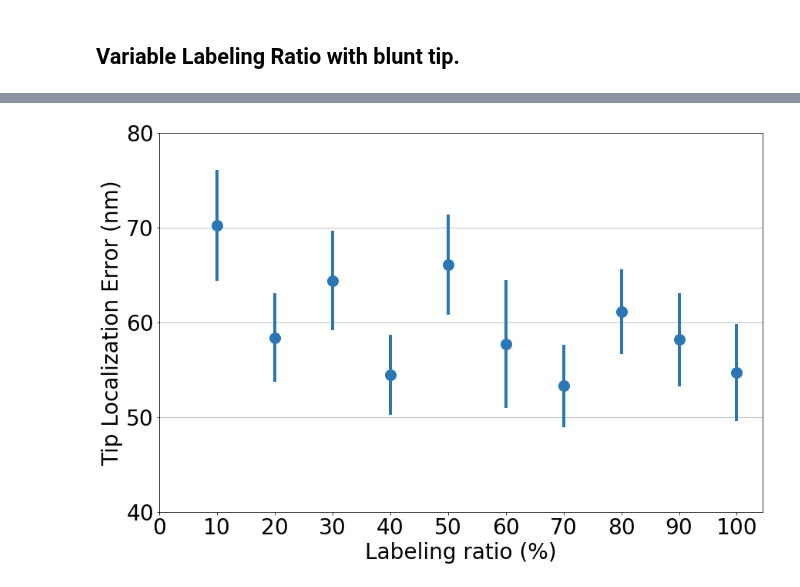
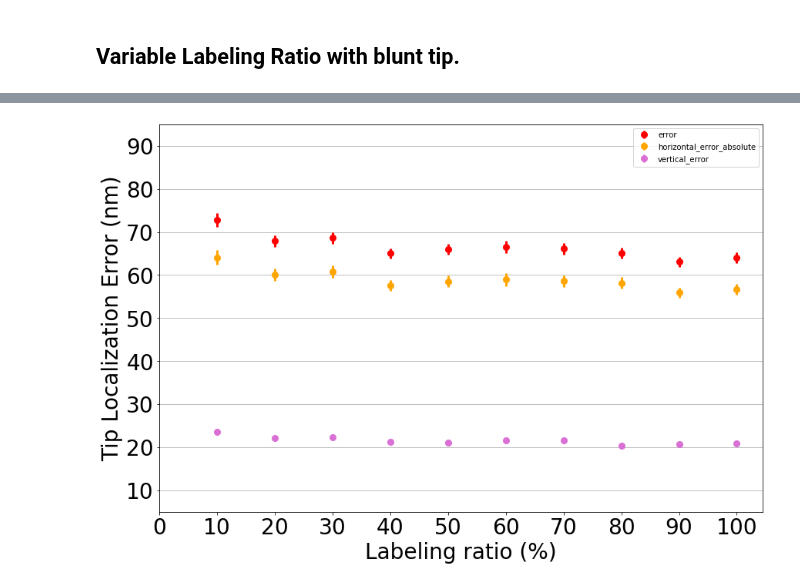
Before and after one commit to brouhardlab/anamic, a Jupyter notebook: notebooks/Experiments/Fitter Accuracy/Variable Labeling Ratio/3_Analysis.ipynb, the cells around one changed output, grey strips where cells are left out. Cells and saved outputs as stored; diff of their text form; code cells hidden in the pictures.

Commit message:
experiment done

```diff
--- a/notebooks/Experiments/Fitter Accuracy/Variable Labeling Ratio/3_Analysis.ipynb
+++ b/notebooks/Experiments/Fitter Accuracy/Variable Labeling Ratio/3_Analysis.ipynb
@@ -16,5 +16,5 @@ from tqdm.auto import tqdm
 
 data_dir = Path('/home/hadim/Drive/Data/Postdoc/Fake Microtubules/anamic/accuracy')
 
-experiment_name = 'labeling_ratio_with_blunt_tip'
+experiment_name = 'labeling_ratio_with_blunt_tip_large'
 experiment_dir = data_dir / experiment_name
@@ -50,44 +91,46 @@ Name: parameter, Length: 1000, dtype: float64
 # %%
 # Plot tip localization error.
 
 x_feature = 'parameter'
-y_feature = 'error'
+y_feature = 'vertical_error'
 
 font_size = 28
-color = "#2a77b4"
 
 fig, ax = plt.subplots(figsize=(12, 8), constrained_layout=True)
 
 x = data[x_feature]
-y = data[y_feature]
-
-#ax.scatter(x * 100, y, alpha=0.4, marker='x')
-
 gb = data.groupby(x_feature)
 average = gb.mean()
 
-x_average = average.index * 100
-y_average = average[y_feature]
-ax.errorbar(x_average, y_average, yerr=gb.sem()[y_feature], fmt='o', color=color, elinewidth=4, markersize=14)
+y_features = ['error', 'horizontal_error_absolute', 'vertical_error']
+colors = ['red', 'orange', 'orchid']
+for y_feature, color in zip(y_features, colors):
+  y = data[y_feature]
+  x_average = average.index * 100
+  y_average = average[y_feature]
+  yerr = gb.sem()[y_feature]
+  label = y_feature
+  ax.errorbar(x_average, y_average, yerr=yerr, fmt='o', label=label, color=color, elinewidth=3, markersize=8)
 
 ax.set_xlabel("Labeling ratio (%)", fontsize=font_size)
 ax.set_ylabel("Tip Localization Error (nm)", fontsize=font_size)
 
 ax.set_xticks(np.arange(0, 110, 10))
 ax.set_yticks(np.arange(0, 110, 10))
 
-ax.set_ylim(40, 80)
+ax.set_ylim(5, 95)
 
 for tick in ax.xaxis.get_major_ticks():
     tick.label.set_fontsize(font_size)
 for tick in ax.yaxis.get_major_ticks():
     tick.label.set_fontsize(font_size)
 
 ax.yaxis.grid()
+ax.legend()
 
 fig.savefig(experiment_dir / "error.png")
 # %% [output]
-[figure, old version]
+[figure, new version]
 # %%
 # Plot sigma of the fitted tips.
 
```
Also changed, not shown: parts of 5 cells of this notebook, 1 other file.
